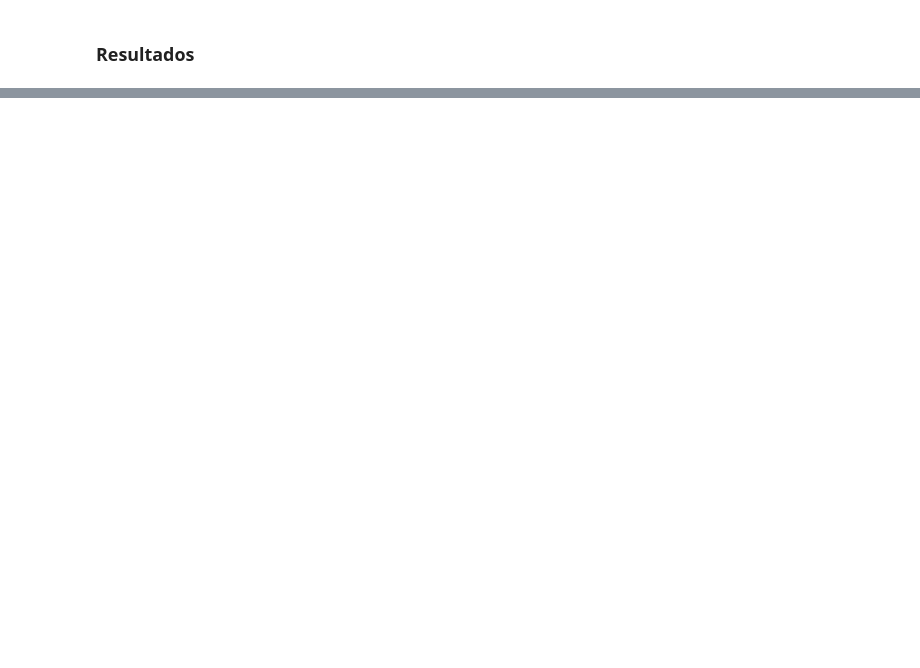
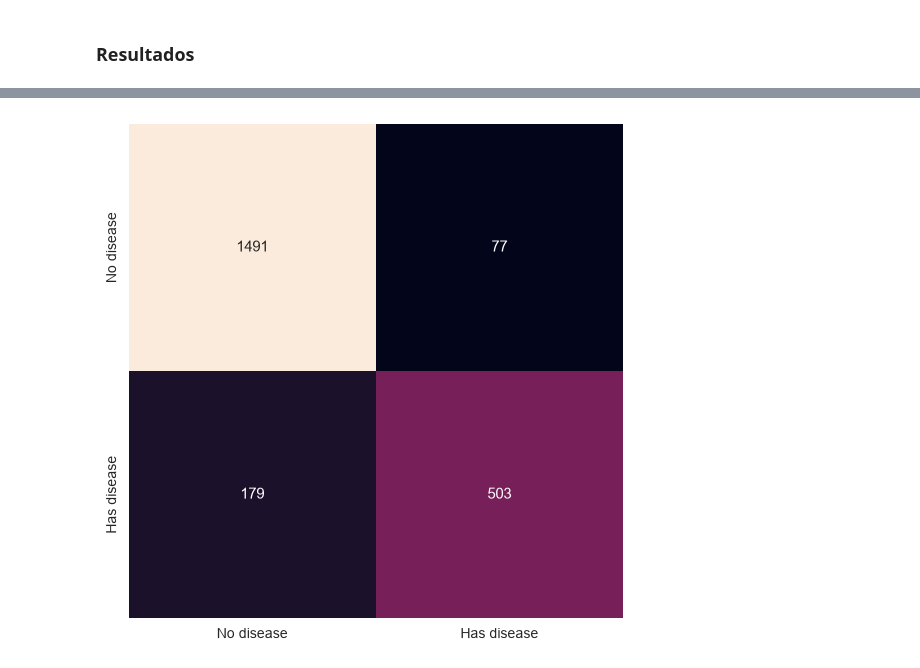
Before and after one commit to FilipeS-maker/Analysis-Heart-Disease-Risk, a Jupyter notebook: Analise_daraset.ipynb, the cells around one changed output, grey strips where cells are left out. Saved outputs shown, nothing was run; the diff lists cells and outputs as text; code cells hidden in the pictures; blank space fills up the shorter version.

Commit message:
Modelo Inicial Treinado

```diff
--- a/Analise_daraset.ipynb
+++ b/Analise_daraset.ipynb
@@ -305,2 +330,11 @@ plt.tight_layout()
 # %% [markdown]
 ## Configuração dos Modelos
+# %%
+#Definindo as Variais (features)
+
+features = data.copy()
+
+features = features.drop(columns= ["faixas_etaria", "patient_id"])
+# %%
+features = Encoder_features(features)
+print(features.info())
@@ -307,2 +359,18 @@ plt.tight_layout()
+# %%
+X = features.drop(columns= "has_heart_disease")
+y = features["has_heart_disease"]
+
+X_train, X_test, y_train, y_test = train_test_split(
+    X, y, test_size=0.25, stratify=y, random_state=42)
+
+
+modelor_rf = RandomForestClassifier(random_state= 42)
+
+
+
+pipeline_modelo = Pipeline(steps= [("modelo" ,modelor_rf)])
 # %% [markdown]
 ## Treinamento
+# %%
+
+pipeline_modelo.fit(X_train, y_train)
@@ -310,0 +398,9 @@ plt.tight_layout()
+# %%
+cm = confusion_matrix(y_test, pipeline_modelo.predict(X_test))
+sns.heatmap(cm, annot=True, fmt='d', square=True, cbar=False,
+            xticklabels=['No disease','Has disease'],
+            yticklabels=['No disease','Has disease'])
+plt.tight_layout()
+plt.show()
+# %% [output]
+[figure, added]
```
Also changed, not shown: parts of 5 cells of this notebook.
